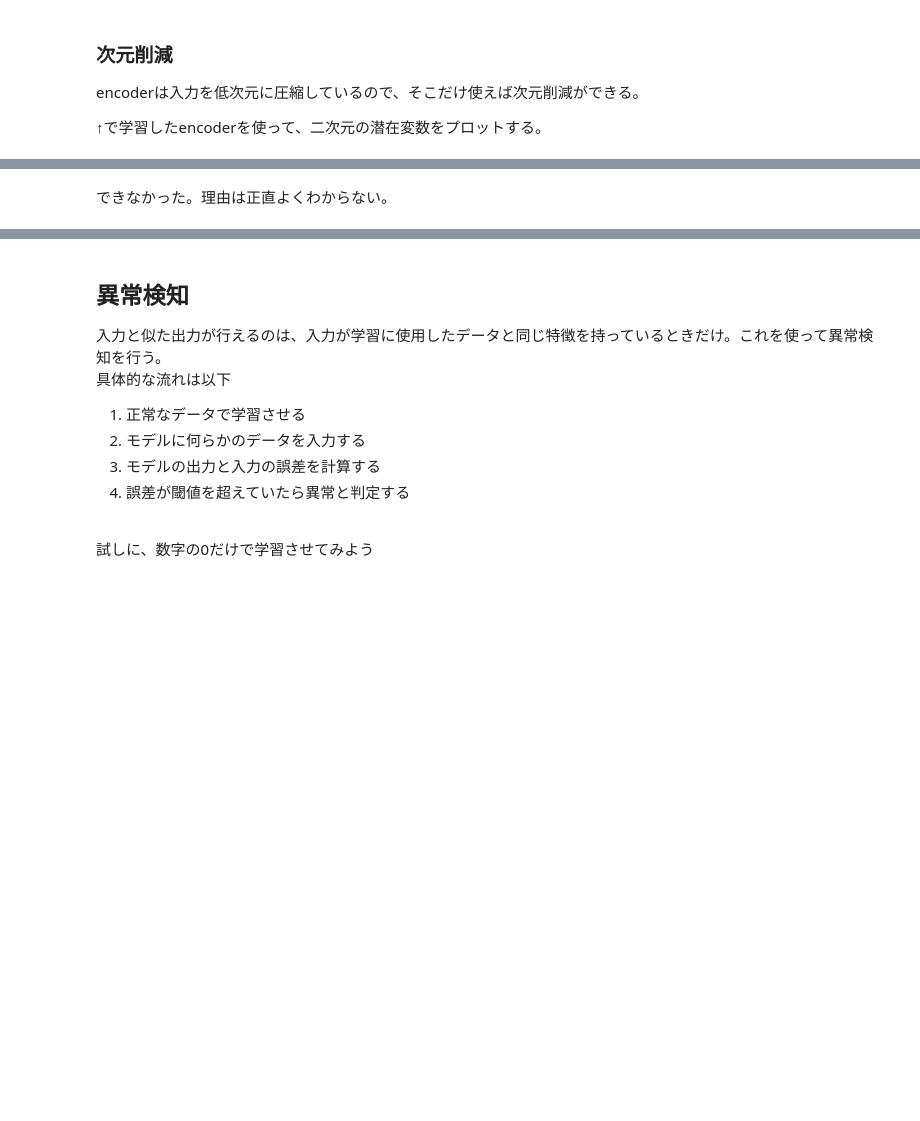
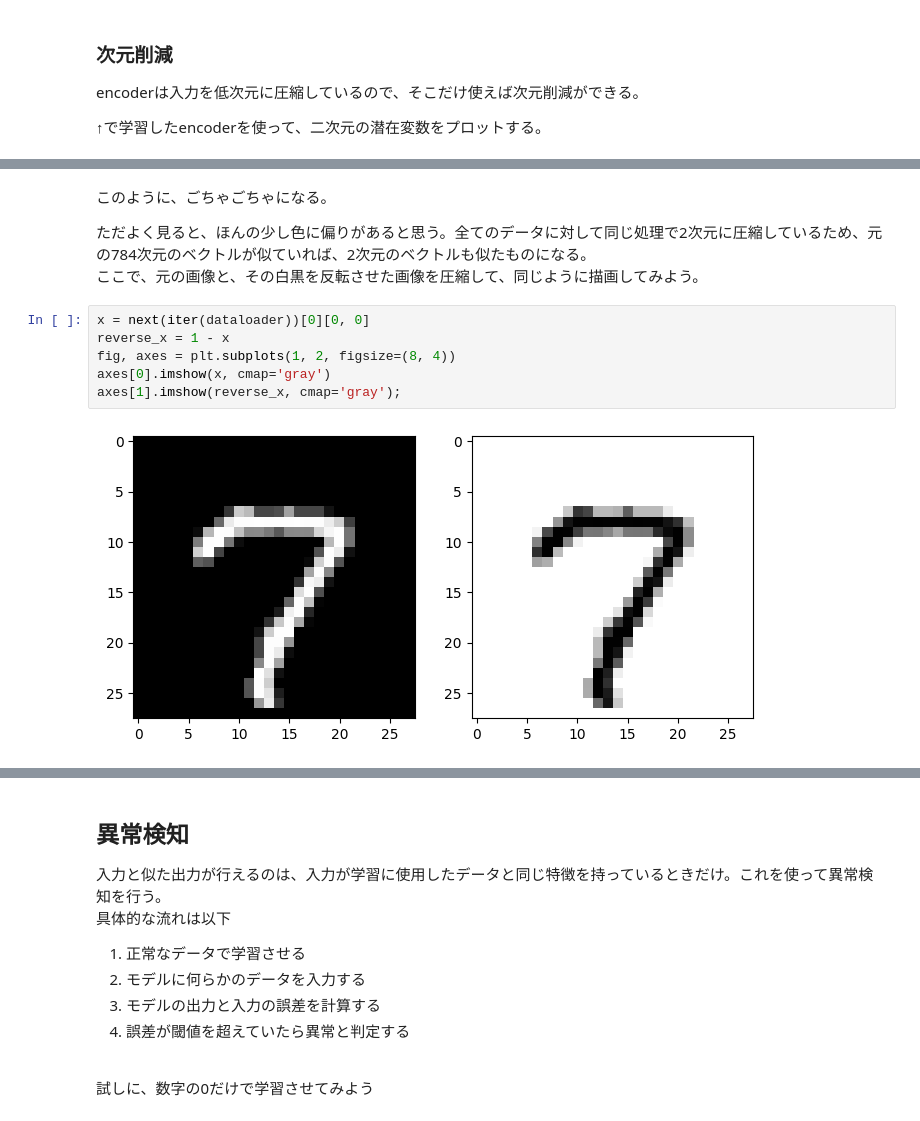
Before and after one commit to misya11p/autoencoder, a Jupyter notebook: AE.ipynb, the cells around one changed output, grey strips where cells are left out. Saved outputs shown, nothing was run; the diff lists cells and outputs as text; blank space fills up the shorter version.

```diff
--- a/AE.ipynb
+++ b/AE.ipynb
@@ -197,2 +196,13 @@ plt.scatter(images[:, 0], images[:, 1], c=labels, s=1, cmap='tab10');
-# %% [markdown]
-できなかった。理由は正直よくわからない。
+# %% [markdown]
+このように、ごちゃごちゃになる。
+
+ただよく見ると、ほんの少し色に偏りがあると思う。全てのデータに対して同じ処理で2次元に圧縮しているため、元の784次元のベクトルが似ていれば、2次元のベクトルも似たものになる。
+ここで、元の画像と、その白黒を反転させた画像を圧縮して、同じように描画してみよう。
+# %%
+x = next(iter(dataloader))[0][0, 0]
+reverse_x = 1 - x
+fig, axes = plt.subplots(1, 2, figsize=(8, 4))
+axes[0].imshow(x, cmap='gray')
+axes[1].imshow(reverse_x, cmap='gray');
+# %% [output]
+[figure, added]
```
Also changed, not shown: parts of 15 cells of this notebook.
